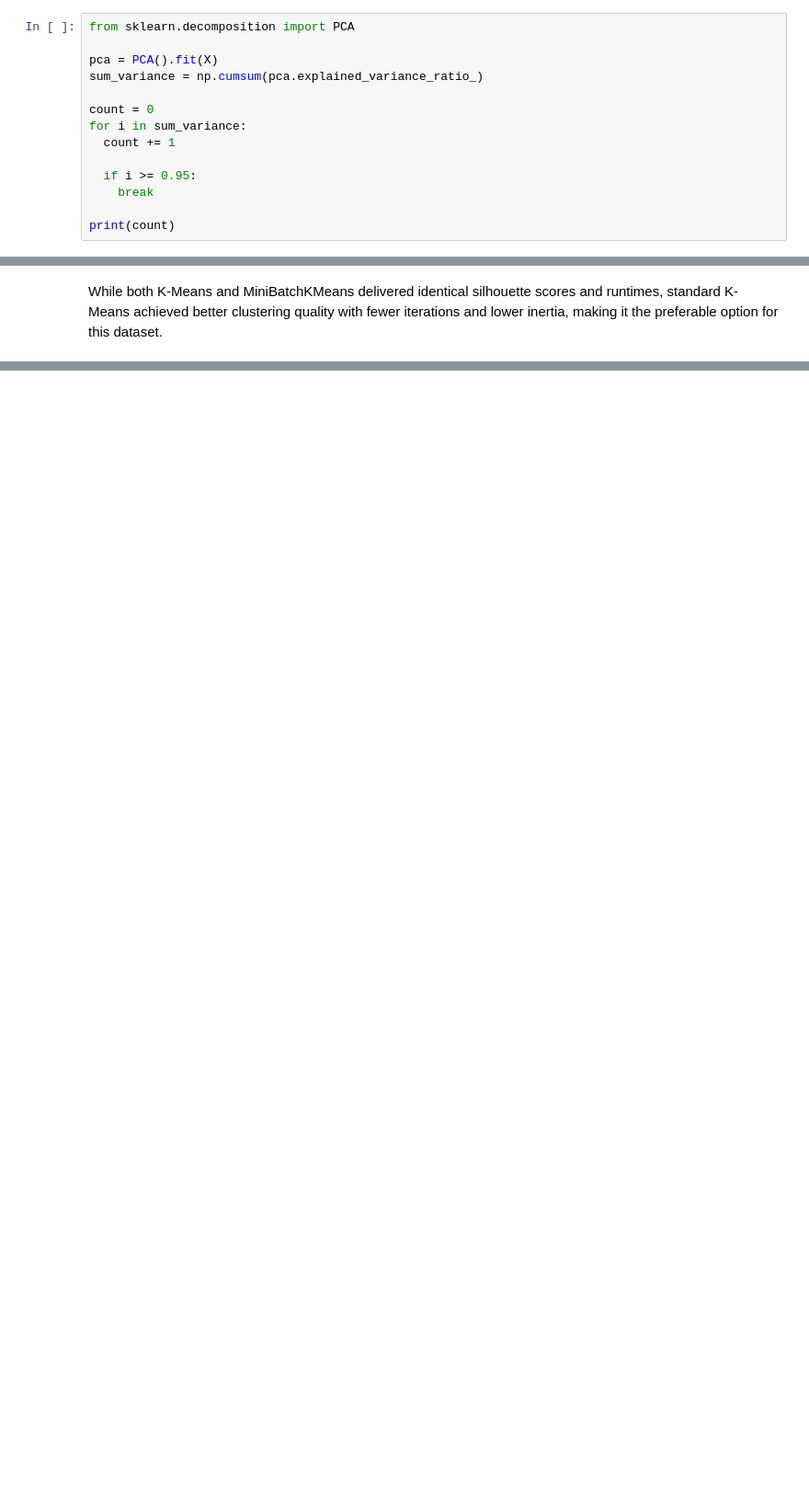
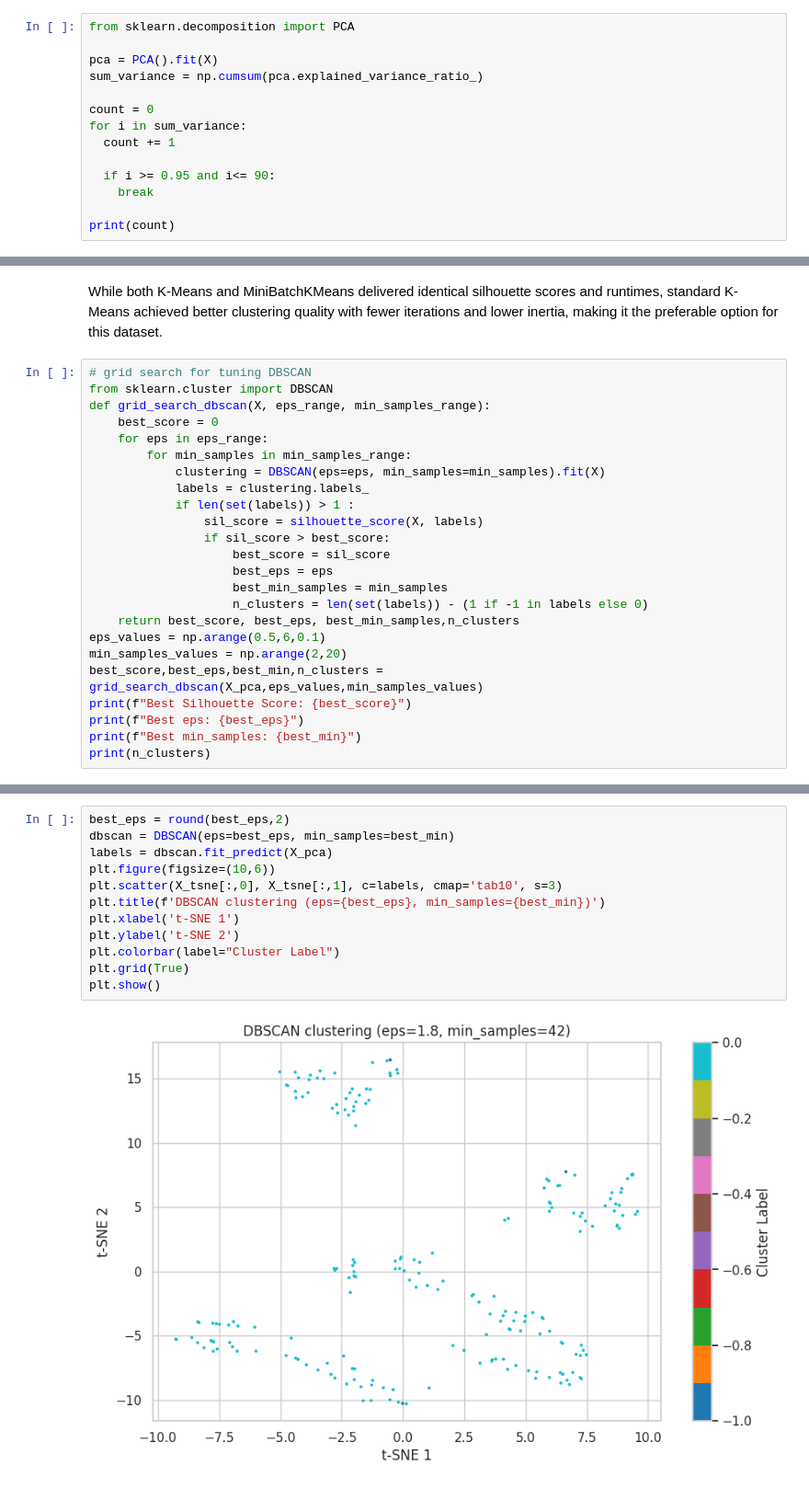
Before and after one commit to Bira0/GroupB, a Jupyter notebook: Mall_Customers.ipynb, the cells around one changed output, grey strips where cells are left out. Shown at 92% size. Drawn from its saved outputs; the diff is of its cells as text; blank space fills up the shorter version.

Commit message:
DBSCAN DONE 100%

```diff
--- a/Mall_Customers.ipynb
+++ b/Mall_Customers.ipynb
@@ -208,7 +210,7 @@ count = 0
 for i in sum_variance:
   count += 1
 
-  if i >= 0.95:
+  if i >= 0.95 and i<= 90:
     break
 
 print(count)
@@ -727,3 +726,27 @@ Inertia:                194.50
 Silhouette:             0.400
 # %% [markdown]
 While both K-Means and MiniBatchKMeans delivered identical silhouette scores and runtimes, standard K-Means achieved better clustering quality with fewer iterations and lower inertia, making it the preferable option for this dataset.
+# %%
+# grid search for tuning DBSCAN
+from sklearn.cluster import DBSCAN
+def grid_search_dbscan(X, eps_range, min_samples_range):
+    best_score = 0
+    for eps in eps_range:
+        for min_samples in min_samples_range:
+            clustering = DBSCAN(eps=eps, min_samples=min_samples).fit(X)
+            labels = clustering.labels_
+            if len(set(labels)) > 1 :
+                sil_score = silhouette_score(X, labels)
+                if sil_score > best_score:
+                    best_score = sil_score
+                    best_eps = eps
+                    best_min_samples = min_samples
+                    n_clusters = len(set(labels)) - (1 if -1 in labels else 0)
+    return best_score, best_eps, best_min_samples,n_clusters
+eps_values = np.arange(0.5,6,0.1)
+min_samples_values = np.arange(2,20)
+best_score,best_eps,best_min,n_clusters = grid_search_dbscan(X_pca,eps_values,min_samples_values)
+print(f"Best Silhouette Score: {best_score}")
+print(f"Best eps: {best_eps}")
+print(f"Best min_samples: {best_min}")
+print(n_clusters)
@@ -729,0 +758,14 @@ While both K-Means and MiniBatchKMeans delivered identical silhouette scores and
+# %%
+best_eps = round(best_eps,2)
+dbscan = DBSCAN(eps=best_eps, min_samples=best_min)
+labels = dbscan.fit_predict(X_pca)
+plt.figure(figsize=(10,6))
+plt.scatter(X_tsne[:,0], X_tsne[:,1], c=labels, cmap='tab10', s=3)
+plt.title(f'DBSCAN clustering (eps={best_eps}, min_samples={best_min})')
+plt.xlabel('t-SNE 1')
+plt.ylabel('t-SNE 2')
+plt.colorbar(label="Cluster Label")
+plt.grid(True)
+plt.show()
+# %% [output]
+[figure, added]
```
Also changed, not shown: parts of 7 cells of this notebook.
